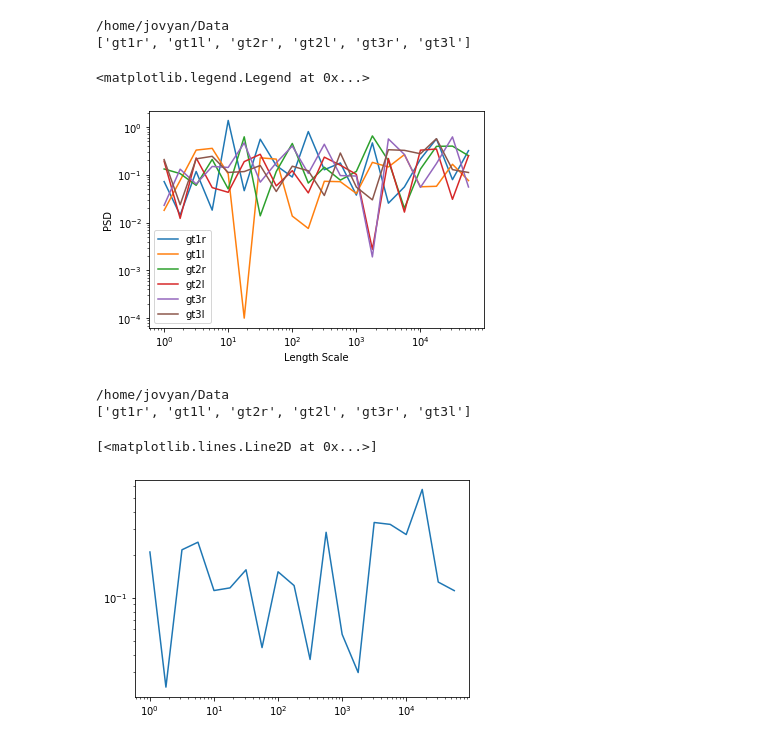
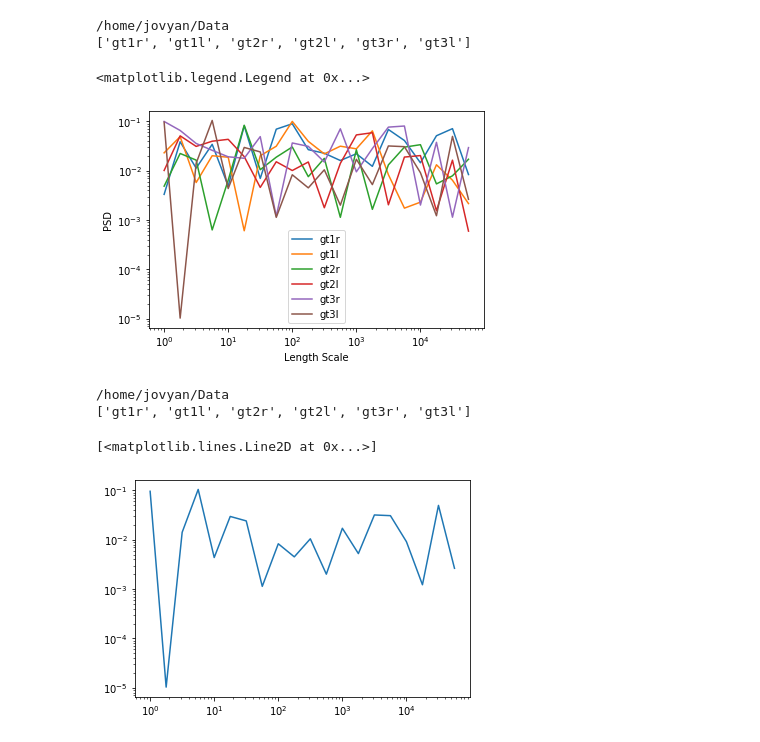
Before and after one commit to ICESAT-2HackWeek/Floes-are-Swell, a Jupyter notebook: Floes/PSD-multiple-tracks.ipynb, the cells around one changed output. Cells and saved outputs as stored; diff of their text form; code cells hidden in the pictures.

```diff
--- a/Floes/PSD-multiple-tracks.ipynb
+++ b/Floes/PSD-multiple-tracks.ipynb
@@ -27,17 +25,17 @@ The autoreload extension is already loaded. To reload it, use:
 # %%
 %pwd
 
-filename = 'processed_ATL07-01_20181202120647_09910101_001_01.h5'
+filename = 'processed_ATL07-01_20181203224110_10130101_001_01.h5'
 # See what is in a particular file
 # !h5ls -r processed_ATL07-01_20181202120647_09910101_001_01.h5
 # %%
 %pwd
 !pwd
 namer = ['gt1r','gt1l','gt2r','gt2l','gt3r','gt3l']
+
 print(namer)
 
 f = h5py.File(filename, 'r')
-
 
 [xval,conc,lat,lon,SSH,qual,pgram] = ([] for i in range(7))
 
@@ -45,41 +43,40 @@ for x in range(len(namer)):
 
     # Load in all beams
     xval.append(f[namer[x] + '/sea_ice_segments/seg_dist_x'][:] - f[namer[x] + '/sea_ice_segments/seg_dist_x'][0])
     conc.append(f[namer[x] + '/sea_ice_segments/stats/ice_conc'][:])
     lat.append(f[namer[x] + '/sea_ice_segments/latitude'][:])
     lon.append(f[namer[x] + '/sea_ice_segments/longitude'][:])
     SSH.append(f[namer[x] + '/sea_ice_segments/heights/height_segment_height'][:])
     qual.append(f[namer[x] + '/sea_ice_segments/heights/height_segment_fit_quality_flag'][:])
 
 xbuckets = numpy.logspace(0, 5, num=20, endpoint=False, base=10.0, dtype=None)
 
 for x in range(6):
 
-    good = qual[x]>0
+    good = qual[x]>-1
     yvec = SSH[x][good]
     xvec = xval[x][good]
+    yvec = yvec - yvec.mean()
 
     pgram.append(scipy.signal.lombscargle(xvec,yvec,xbuckets))
 
     plt.loglog(xbuckets,pgram[x])
 
 plt.xlabel('Length Scale')
 plt.ylabel('PSD')
 plt.legend(namer)
 
 
 #plt.scatter(lat,SSH,c=qual); plt.colorbar()
 # %% [output]
 /home/jovyan/Data
 ['gt1r', 'gt1l', 'gt2r', 'gt2l', 'gt3r', 'gt3l']
 <matplotlib.legend.Legend at 0x...>
-[figure, old version]
+[figure, new version]
 # %%
 %pwd
 !pwd
 print(namer)
-
-f2 = h5py.File(filename, 'r')
 
 x2 = numpy.concatenate(xval)
 H2 = numpy.concatenate(SSH)
@@ -103,4 +100,4 @@ plt.loglog(xbuckets,sorted_pgram)
 /home/jovyan/Data
 ['gt1r', 'gt1l', 'gt2r', 'gt2l', 'gt3r', 'gt3l']
 [<matplotlib.lines.Line2D at 0x...>]
-[figure, old version]
+[figure, new version]
```
Also changed, not shown: parts of 2 cells of this notebook.
